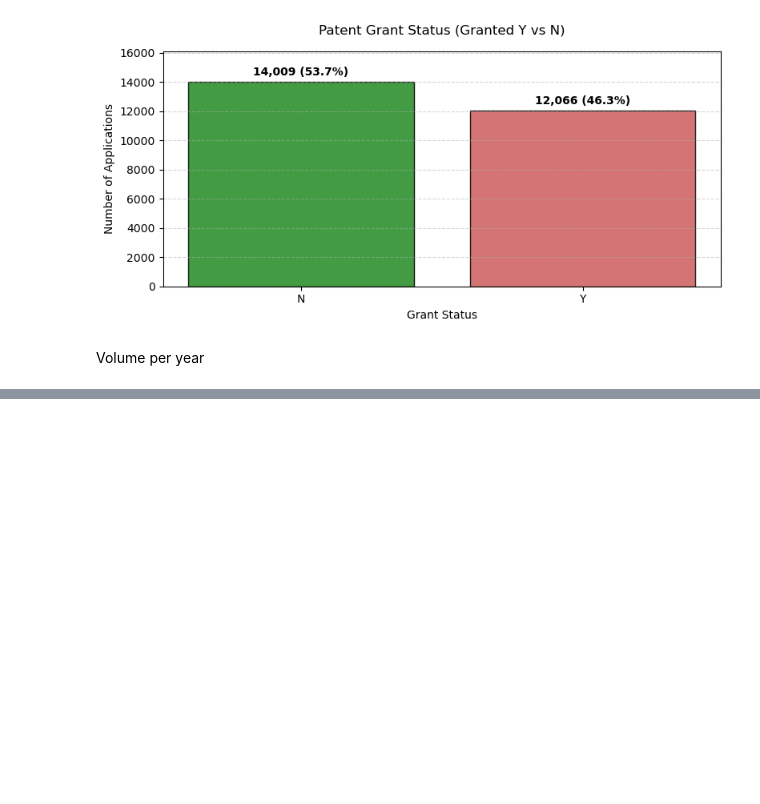
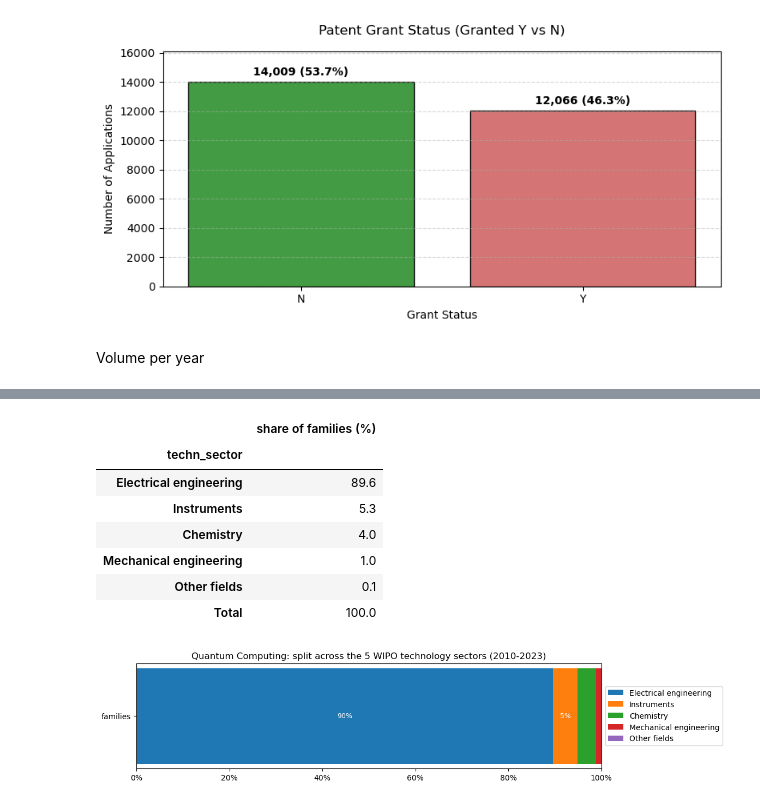
Before and after one commit to LudovicaIvaldi/Group15_innovation, a Jupyter notebook: step1.ipynb, the cells around one changed output, grey strips where cells are left out. Cells and saved outputs as stored; diff of their text form; code cells hidden in the pictures; blank space fills up the shorter version.

```diff
--- a/step1.ipynb
+++ b/step1.ipynb
@@ -299,0 +498,79 @@ Volume per year
+# %%
+# WIPO technology fields: quota delle family del settore nei 5 technology sectors e nei 35 fields (conteggio frazionario)
+from matplotlib.ticker import PercentFormatter
+from epo.tipdata.patstat.database.models import TLS230_APPLN_TECHN_FIELD, TLS901_TECHN_FIELD_IPC
+
+TOP_N = 8
+LAST_COMPLETE_YEAR = 2023
+T230 = TLS230_APPLN_TECHN_FIELD
+
+# 1) anno di ogni family = earliest_filing_year minimo
+fam = (db.query(TLS201_APPLN.docdb_family_id.label("fid"),
+                func.min(TLS201_APPLN.earliest_filing_year).label("year"))
+       .filter(TLS201_APPLN.docdb_family_id.in_(family_ids), TLS201_APPLN.ipr_type == IPR_TYPE)
+       .group_by(TLS201_APPLN.docdb_family_id).subquery())
+
+# 2) peso di ogni field in ogni family (somma dei weight di tls230 sulle sue application)
+ff = (db.query(fam.c.fid, T230.techn_field_nr, func.sum(T230.weight).label("w"))
+      .select_from(fam)
+      .join(TLS201_APPLN, TLS201_APPLN.docdb_family_id == fam.c.fid)
+      .join(T230, T230.appln_id == TLS201_APPLN.appln_id)
+      .filter(TLS201_APPLN.ipr_type == IPR_TYPE,
+              fam.c.year.between(START_YEAR, LAST_COMPLETE_YEAR))
+      .group_by(fam.c.fid, T230.techn_field_nr).subquery())
+
+# 3) riscalatura: i pesi di ogni family sommano a 1
+tot = db.query(ff.c.fid, func.sum(ff.c.w).label("wt")).group_by(ff.c.fid).subquery()
+q = (db.query(ff.c.techn_field_nr, func.sum(ff.c.w / tot.c.wt).label("n_frac"))
+     .join(tot, tot.c.fid == ff.c.fid)
+     .group_by(ff.c.techn_field_nr))
+
+# nomi dei 35 fields e dei 5 sectors
+names = patstat.df(db.query(TLS901_TECHN_FIELD_IPC.techn_field_nr, TLS901_TECHN_FIELD_IPC.techn_field,
+                            TLS901_TECHN_FIELD_IPC.techn_sector).distinct()).drop_duplicates("techn_field_nr")
+names[["techn_field", "techn_sector"]] = names[["techn_field", "techn_sector"]].apply(lambda s: s.str.strip())
+
+fields = patstat.df(q).merge(names, on="techn_field_nr", how="left")
+
+def share_table(counts):
+    """Conteggi -> % (somma 100), 'Other' in fondo e riga 'Total'."""
+    shares = (counts / counts.sum() * 100).sort_values(ascending=False)
+    order = [i for i in shares.index if i != "Other"] + (["Other"] if "Other" in shares.index else [])
+    shares = shares.loc[order].to_frame("share of families (%)")
+    shares.loc["Total"] = shares.sum()
+    return shares.round(1)
+
+# Tabella 1: 5 technology sectors
+sector_shares = share_table(fields.groupby("techn_sector")["n_frac"].sum())
+display(sector_shares)
+
+# Grafico: una barra divisa nei 5 sectors (= 100%)
+bars = sector_shares.drop("Total")["share of families (%)"]
+fig, ax = plt.subplots(figsize=(11, 2.5))
+left = 0
+for techn_sector, v in bars.items():
+    ax.barh(["families"], [v], left=left, label=techn_sector)
+    if v >= 5:
+        ax.text(left + v / 2, 0, f"{v:.0f}%", ha="center", va="center", color="white", fontsize=9)
+    left += v
+ax.set(title=f"{SECTOR_NAME}: split across the 5 WIPO technology sectors ({START_YEAR}-{LAST_COMPLETE_YEAR})",
+       xlim=(0, 100))
+ax.xaxis.set_major_formatter(PercentFormatter(100))
+ax.legend(loc="center left", bbox_to_anchor=(1, 0.5))
+plt.show()
+
+# Tabella 2: i 35 technology fields (primi TOP_N, il resto in "Other")
+field_counts = fields.groupby("techn_field")["n_frac"].sum()
+top_fields = field_counts.nlargest(TOP_N).index
+field_counts = field_counts.groupby(field_counts.index.where(field_counts.index.isin(top_fields), "Other")).sum()
+display(share_table(field_counts))
+# %% [output]
+|  | share of families (%) |
+| techn_sector |  |
+| Electrical engineering | 89.6 |
+| Instruments | 5.3 |
+| Chemistry | 4.0 |
+| Mechanical engineering | 1.0 |
+| Other fields | 0.1 |
+| Total | 100.0 |
+[figure, added]
```
Also changed, not shown: parts of 13 cells of this notebook.
